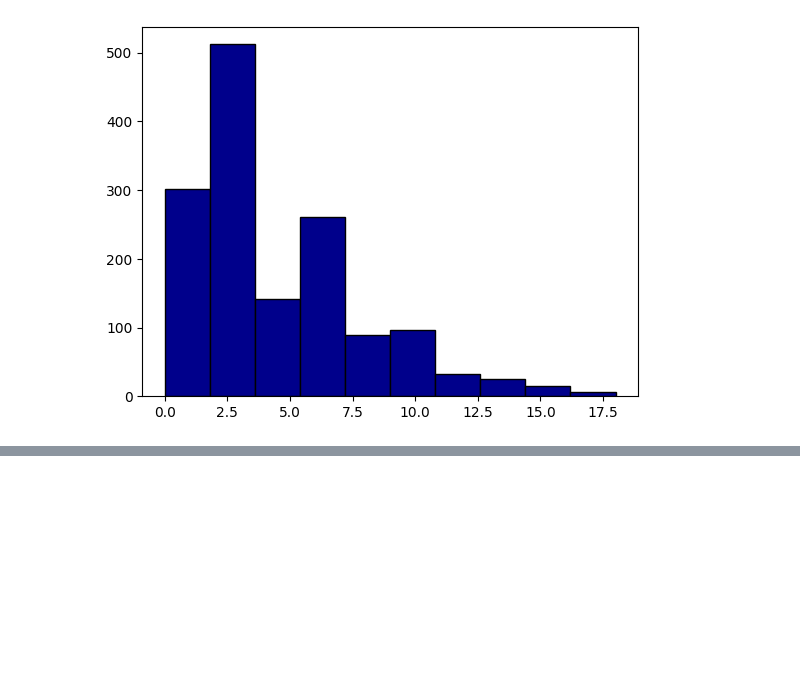
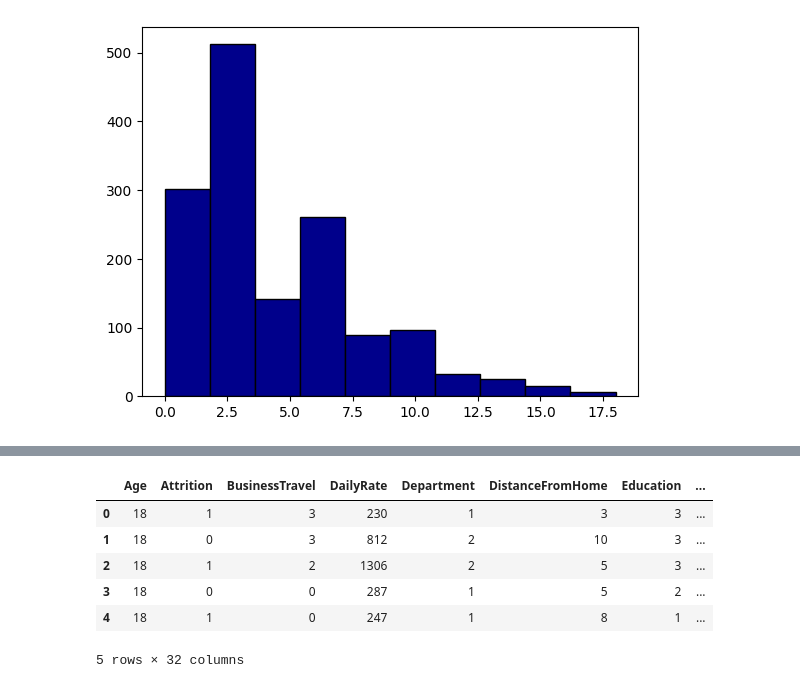
Before and after one commit to abhilashasrivastava/HR_ANALYTICS_DASHBOARD, a Jupyter notebook: HR_Analytics.ipynb, the cells around one changed output, grey strips where cells are left out. Saved outputs shown, nothing was run; the diff lists cells and outputs as text; code cells hidden in the pictures; blank space fills up the shorter version.

```diff
--- a/HR_Analytics.ipynb
+++ b/HR_Analytics.ipynb
@@ -243,0 +355,12 @@ NameError: name 'colors' is not defined
+# %%
+df.drop(['EmpID','AgeGroup','EmployeeCount','Over18','OverTime','StandardHours'],axis = 1,inplace=True)
+# %%
+df.head()
+# %% [output]
+|  | Age | Attrition | BusinessTravel | DailyRate | Department | DistanceFromHome | Education | ... |
+| 0 | 18 | 1 | 3 | 230 | 1 | 3 | 3 | ... |
+| 1 | 18 | 0 | 3 | 812 | 2 | 10 | 3 | ... |
+| 2 | 18 | 1 | 2 | 1306 | 2 | 5 | 3 | ... |
+| 3 | 18 | 0 | 0 | 287 | 1 | 5 | 2 | ... |
+| 4 | 18 | 1 | 0 | 247 | 1 | 8 | 1 | ... |
+5 rows × 32 columns
```
Also changed, not shown: parts of 40 cells of this notebook.
